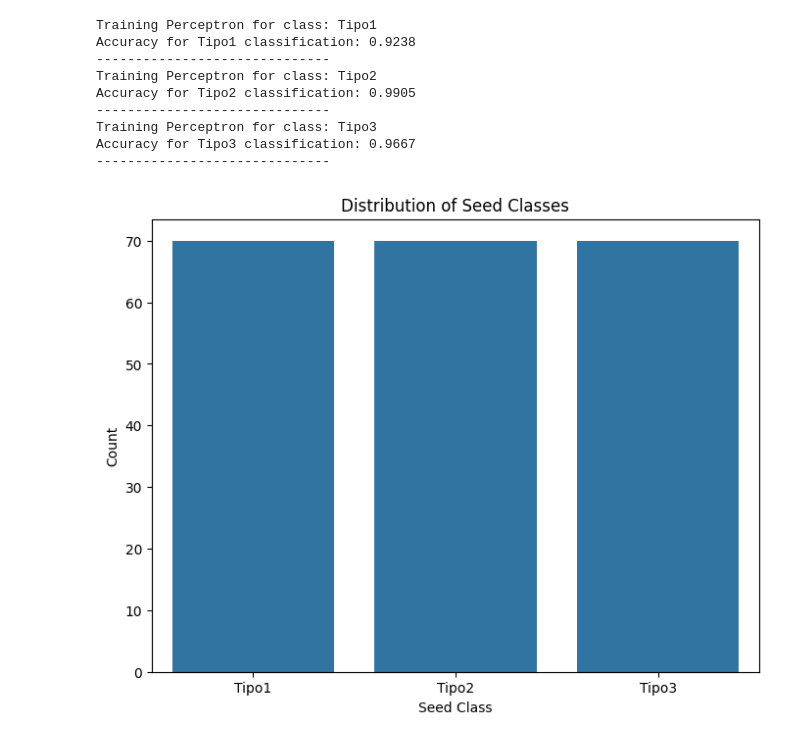
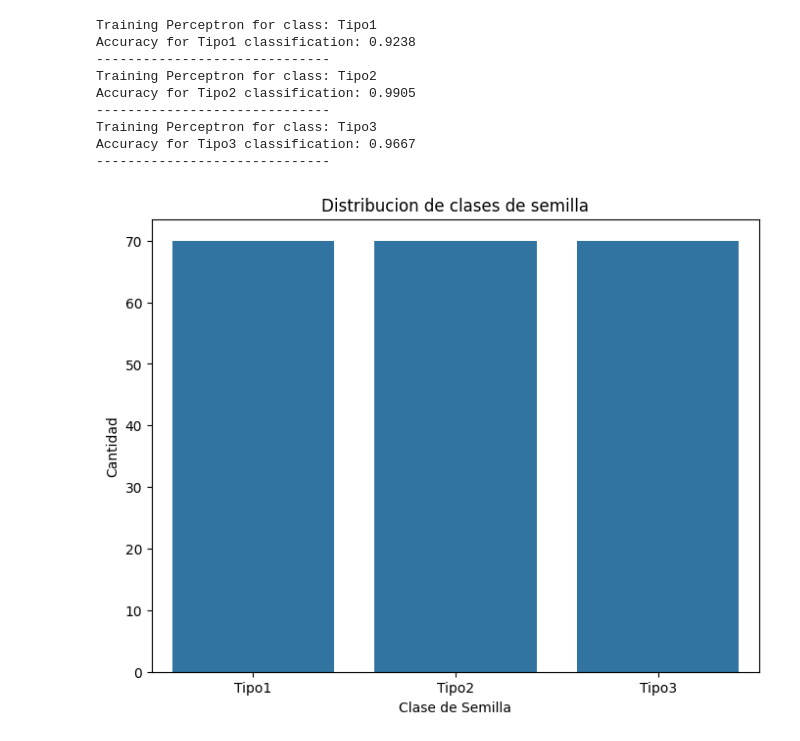
Before and after one commit to georgsmeinung/rn1-perceptron, a Jupyter notebook: RN-Clase01/RN-C1-Perceptrón - Actividad Complementaria.ipynb, the cells around one changed output. Drawn from its saved outputs; the diff is of its cells as text; code cells hidden in the pictures.

```diff
--- a/RN-Clase01/RN-C1-Perceptrón - Actividad Complementaria.ipynb
+++ b/RN-Clase01/RN-C1-Perceptrón - Actividad Complementaria.ipynb
@@ -117,16 +119,16 @@ Accuracy for Tipo3 classification: 0.9667
 # %%
 import matplotlib.pyplot as plt
 import seaborn as sns
 
 # Get the counts of each class
 class_counts = df['Clase'].value_counts()
 
 # Create a bar plot of the class distribution
 plt.figure(figsize=(8, 6))
 sns.barplot(x=class_counts.index, y=class_counts.values)
-plt.title('Distribution of Seed Classes')
-plt.xlabel('Seed Class')
-plt.ylabel('Count')
+plt.title('Distribucion de clases de semilla')
+plt.xlabel('Clase de Semilla')
+plt.ylabel('Cantidad')
 plt.show()
 # %% [output]
-[figure, old version]
+[figure, new version]
```
Also changed, not shown: parts of 8 cells of this notebook.
